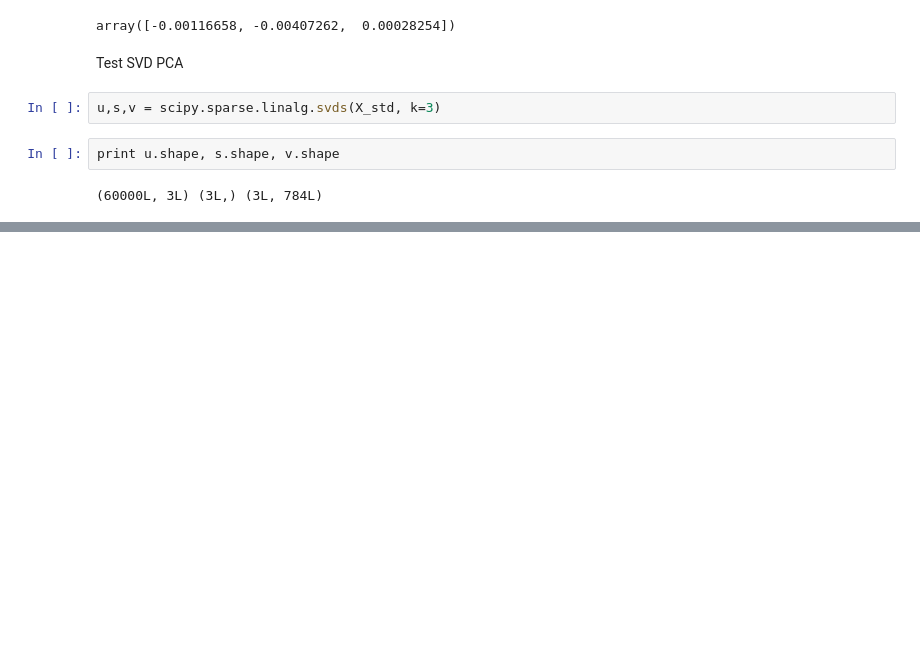
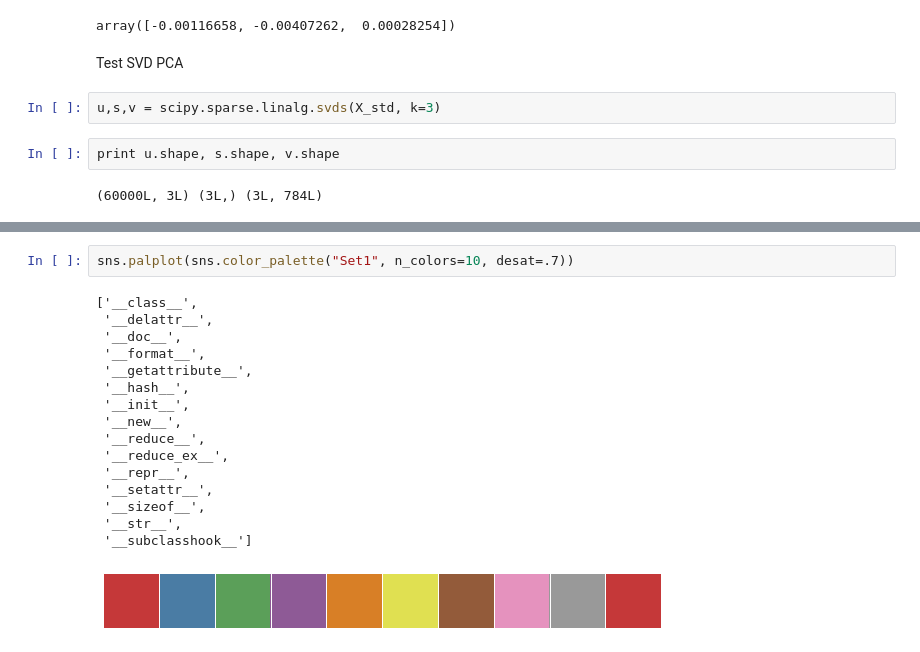
Before and after one commit to zxybazh/PRML-Assignment, a Jupyter notebook: assignment4/src/mnist.ipynb, the cells around one changed output, grey strips where cells are left out. Drawn from its saved outputs; the diff is of its cells as text; blank space fills up the shorter version.

```diff
--- a/assignment4/src/mnist.ipynb
+++ b/assignment4/src/mnist.ipynb
@@ -64,3 +64,22 @@ plt.show()
 TypeError: 'NoneType' object has no attribute '__getitem__'
 [figure]
 [figure]
+# %%
+sns.palplot(sns.color_palette("Set1", n_colors=10, desat=.7))
+# %% [output]
+['__class__',
+ '__delattr__',
+ '__doc__',
+ '__format__',
+ '__getattribute__',
+ '__hash__',
+ '__init__',
+ '__new__',
+ '__reduce__',
+ '__reduce_ex__',
+ '__repr__',
+ '__setattr__',
+ '__sizeof__',
+ '__str__',
+ '__subclasshook__']
+[figure, added]
```
Also changed, not shown: parts of 2 cells of this notebook.
